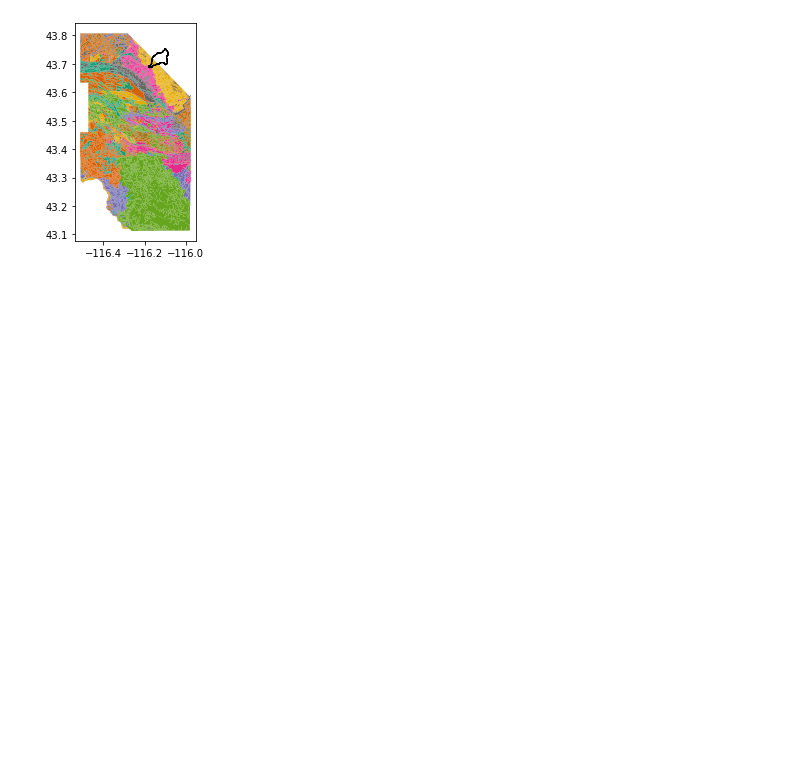
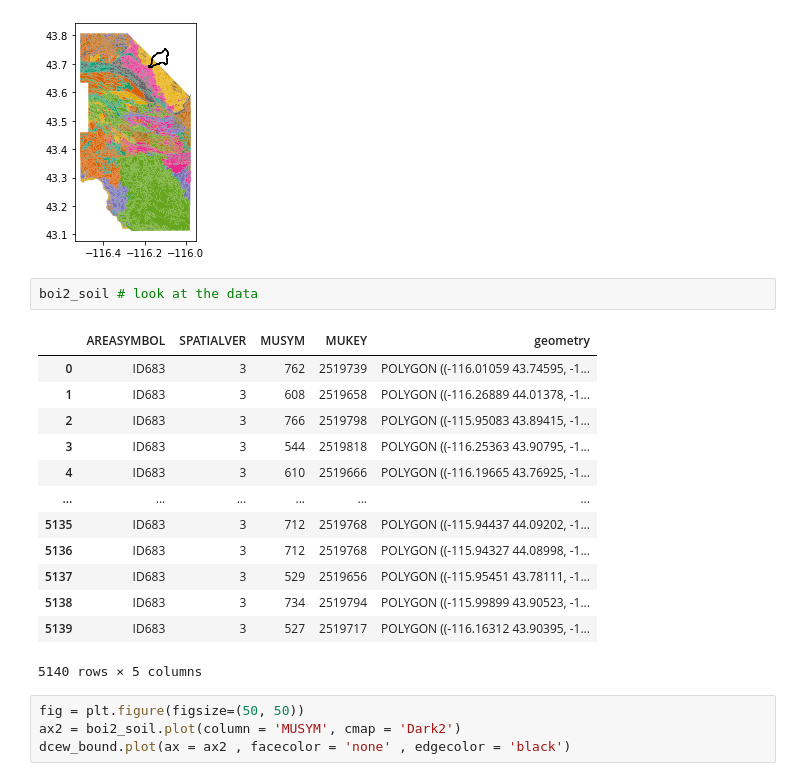
Before and after one commit to mcreelma/GEOS505_F22, a Jupyter notebook: GPD/GPD_Tutorial.ipynb, the cells around one changed output. Cells and saved outputs as stored; diff of their text form; blank space fills up the shorter version.

```diff
--- a/GPD/GPD_Tutorial.ipynb
+++ b/GPD/GPD_Tutorial.ipynb
@@ -39,3 +39,23 @@ dcew_bound.plot(ax = ax1 , facecolor = 'none' , edgecolor = 'black')
 <AxesSubplot:>
 <Figure size 3600x3600 with 0 Axes>
 [figure]
+# %%
+boi2_soil # look at the data
+# %% [output]
+|  | AREASYMBOL | SPATIALVER | MUSYM | MUKEY | geometry |
+| 0 | ID683 | 3 | 762 | 2519739 | POLYGON ((-116.01059 43.74595, -1... |
+| 1 | ID683 | 3 | 608 | 2519658 | POLYGON ((-116.26889 44.01378, -1... |
+| 2 | ID683 | 3 | 766 | 2519798 | POLYGON ((-115.95083 43.89415, -1... |
+| 3 | ID683 | 3 | 544 | 2519818 | POLYGON ((-116.25363 43.90795, -1... |
+| 4 | ID683 | 3 | 610 | 2519666 | POLYGON ((-116.19665 43.76925, -1... |
+| ... | ... | ... | ... | ... | ... |
+| 5135 | ID683 | 3 | 712 | 2519768 | POLYGON ((-115.94437 44.09202, -1... |
+| 5136 | ID683 | 3 | 712 | 2519768 | POLYGON ((-115.94327 44.08998, -1... |
+| 5137 | ID683 | 3 | 529 | 2519656 | POLYGON ((-115.95451 43.78111, -1... |
+| 5138 | ID683 | 3 | 734 | 2519794 | POLYGON ((-115.99899 43.90523, -1... |
+| 5139 | ID683 | 3 | 527 | 2519717 | POLYGON ((-116.16312 43.90395, -1... |
+5140 rows × 5 columns
+# %%
+fig = plt.figure(figsize=(50, 50))
+ax2 = boi2_soil.plot(column = 'MUSYM', cmap = 'Dark2')
+dcew_bound.plot(ax = ax2 , facecolor = 'none' , edgecolor = 'black')
```
Also changed, not shown: parts of 8 cells of this notebook, 15 other files.
